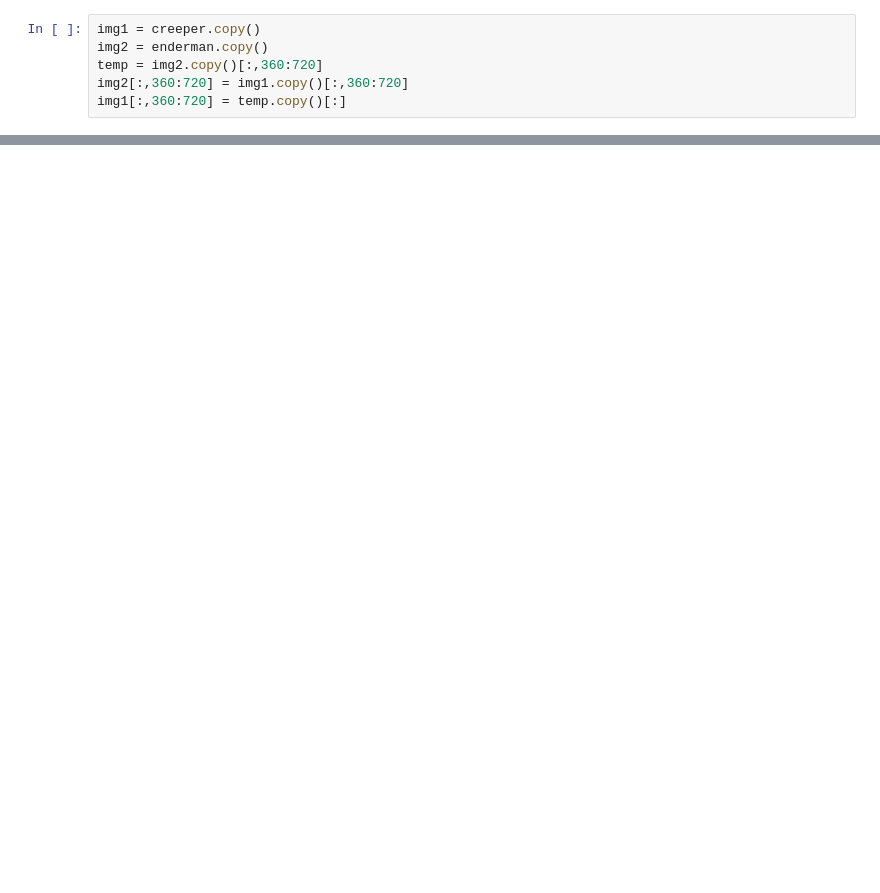
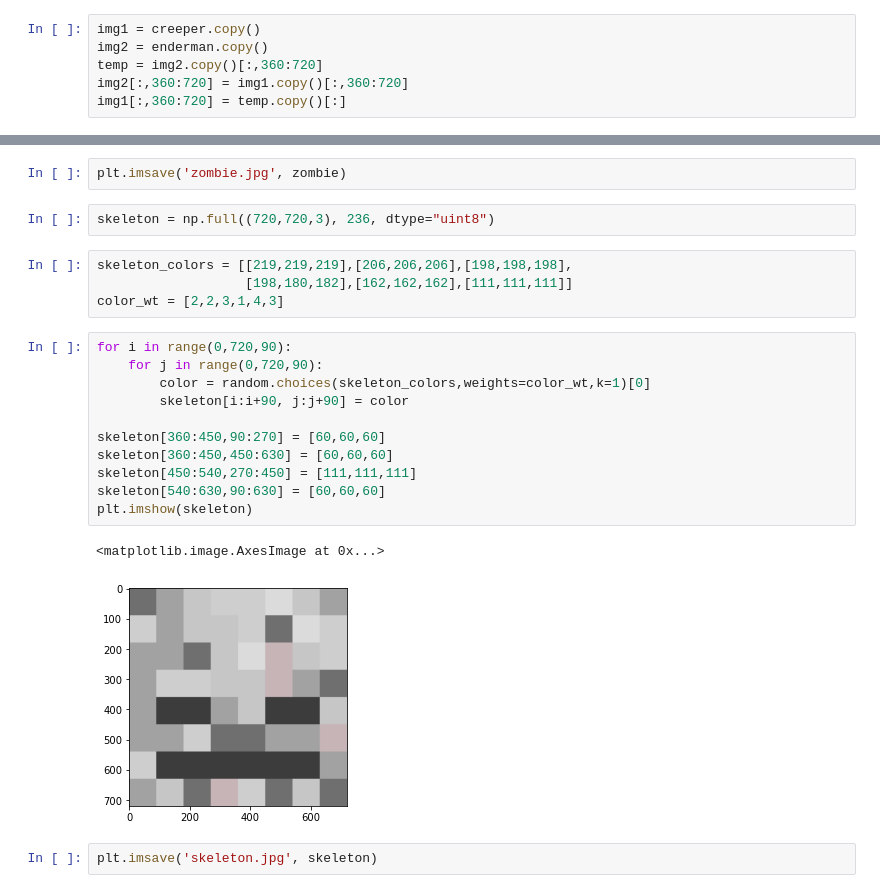
Before and after one commit to gaius-r/summerTasks, a Jupyter notebook: Task-4/task4.ipynb, the cells around one changed output, grey strips where cells are left out. Saved outputs shown, nothing was run; the diff lists cells and outputs as text; blank space fills up the shorter version.

```diff
--- a/Task-4/task4.ipynb
+++ b/Task-4/task4.ipynb
@@ -75 +95,25 @@ plt.imshow(img2)
+# %%
+plt.imsave('zombie.jpg', zombie)
+# %%
+skeleton = np.full((720,720,3), 236, dtype="uint8")
+# %%
+skeleton_colors = [[219,219,219],[206,206,206],[198,198,198],
+                   [198,180,182],[162,162,162],[111,111,111]]
+color_wt = [2,2,3,1,4,3]
+# %%
+for i in range(0,720,90):
+    for j in range(0,720,90):
+        color = random.choices(skeleton_colors,weights=color_wt,k=1)[0]
+        skeleton[i:i+90, j:j+90] = color
+
+skeleton[360:450,90:270] = [60,60,60]
+skeleton[360:450,450:630] = [60,60,60]
+skeleton[450:540,270:450] = [111,111,111]
+skeleton[540:630,90:630] = [60,60,60]
+plt.imshow(skeleton)
+# %% [output]
+<matplotlib.image.AxesImage at 0x...>
+[figure, added]
+# %%
+plt.imsave('skeleton.jpg', skeleton)
 # %%
```
Also changed, not shown: parts of 19 cells of this notebook, 9 other files.
